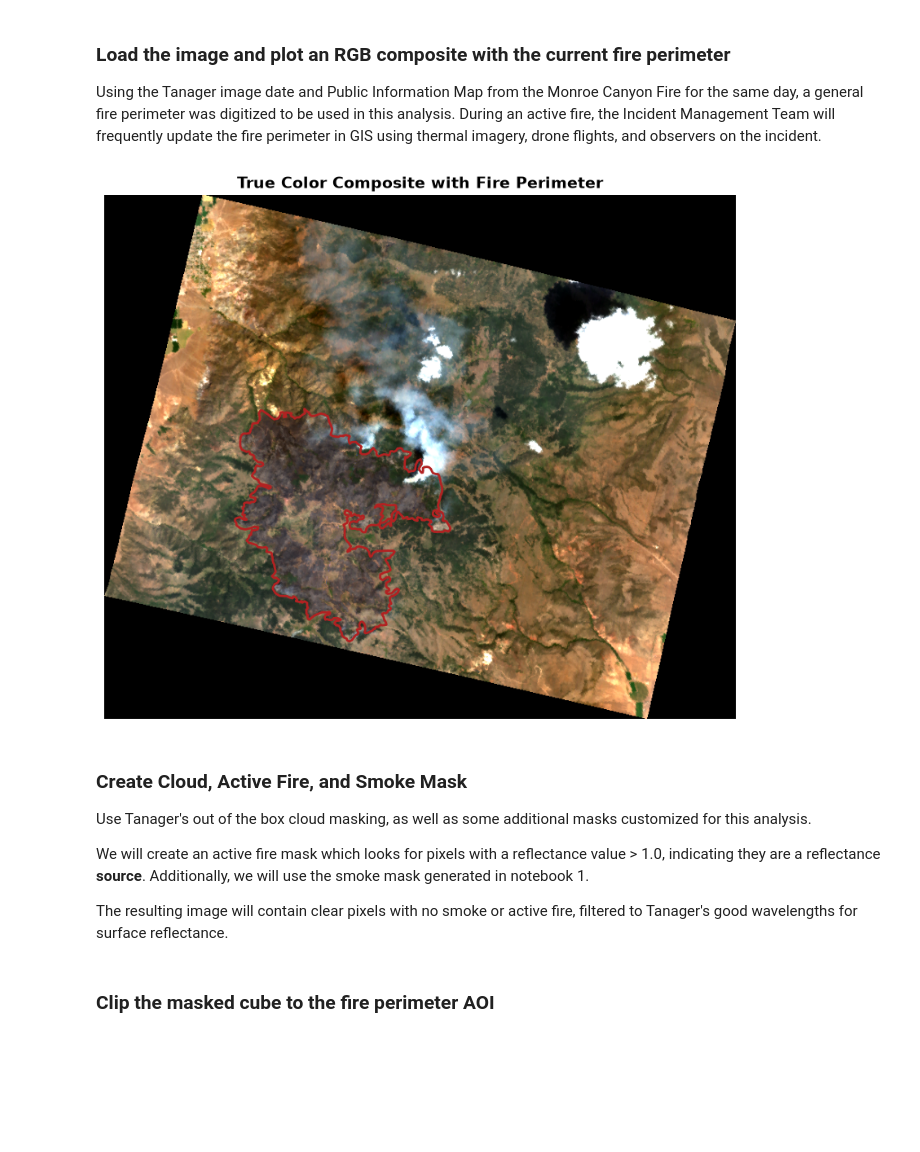
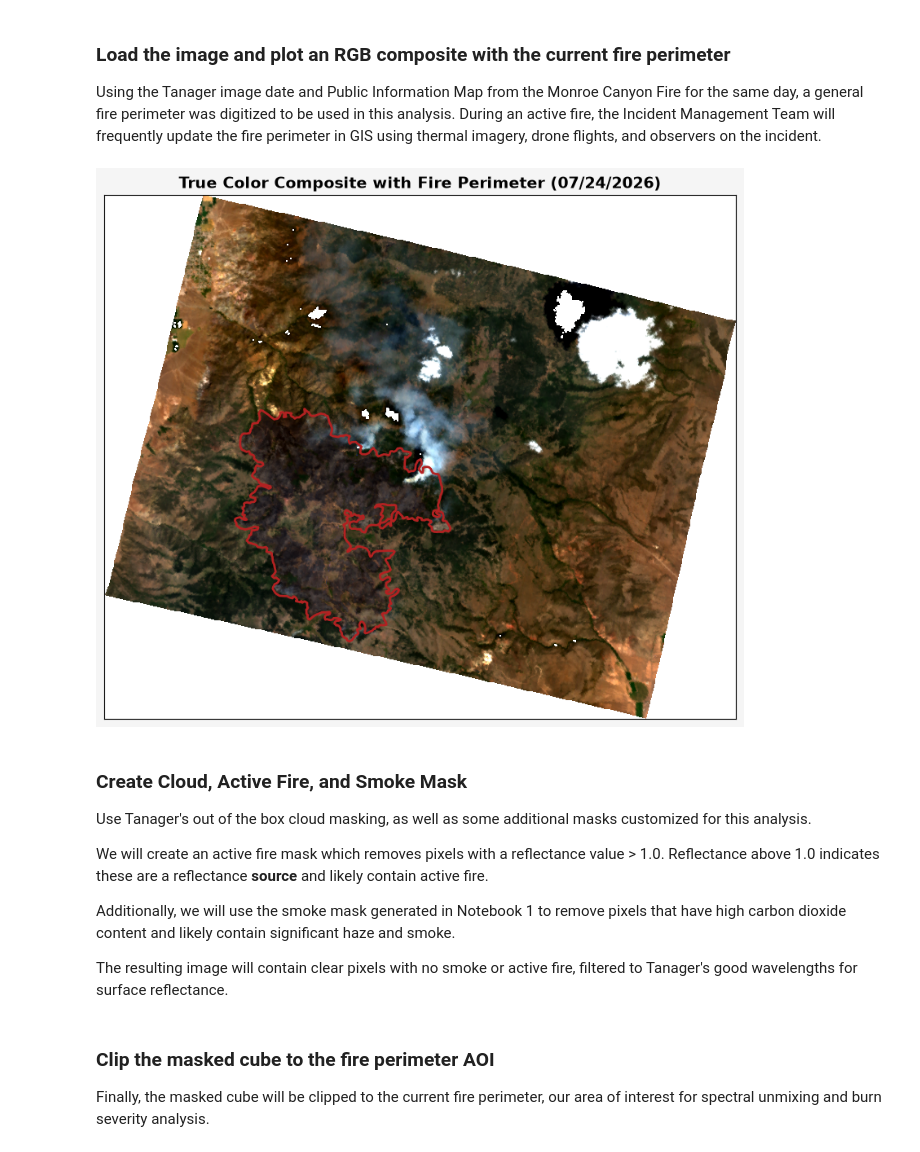
Before and after one commit to jackbtaylor/EDAC-Tanager-Active-Fire-Anatomy, a Jupyter notebook: notebooks/2_sr_burn_severity_analysis.ipynb, the cells around one changed output. Saved outputs shown, nothing was run; the diff lists cells and outputs as text; code cells hidden in the pictures; blank space fills up the shorter version.

Commit message:
annotated notebooks

```diff
--- a/notebooks/2_sr_burn_severity_analysis.ipynb
+++ b/notebooks/2_sr_burn_severity_analysis.ipynb
@@ -22,18 +25,23 @@ This section will walk through downloading the Tanager scene directly from the p
 # %%
 # Download the image to the data folder
 url = "https://storage.googleapis.com/open-cogs/planet-stac/tanager1-release2-core-imagery/ortho_sr_hdf5/20250724_190927_83_4001_ortho_sr_hdf5.h5"
-output = Path(r"../data/images/ortho_sr_hdf5.h5")
-output.parent.mkdir(parents=True, exist_ok=True)
+sr_h5_path = Path(r"../data/images/ortho_sr_hdf5.h5")
+sr_h5_path.parent.mkdir(parents=True, exist_ok=True)
 
-if output.exists():
-    print(f"Surface reflectance image saved in '{output}'.")
+if sr_h5_path.exists():
+    print(f"Surface reflectance image saved in '{sr_h5_path}'.")
 else:
     with requests.get(url, stream=True) as r:
         r.raise_for_status()
-        with open(output, "wb") as f:
+        with open(sr_h5_path, "wb") as f:
             for chunk in r.iter_content(chunk_size=1024 * 1024):
                 if chunk:
                     f.write(chunk)
-    print(f"Surface reflectance image downloaded to '{output}'.")
+    print(f"Surface reflectance image downloaded to '{sr_h5_path}'.")
+
+# Check out what is included in the download
+with h5py.File(sr_h5_path) as img:
+    print("File Structure:")
+    img.visititems(tanager_utils.print_structure)
 # %% [output]
 Surface reflectance image saved in '..\data\images\ortho_sr_hdf5.h5'.
@@ -42,52 +66,54 @@ Surface reflectance image saved in '..\data\images\ortho_sr_hdf5.h5'.
 Using the Tanager image date and Public Information Map from the Monroe Canyon Fire for the same day, a general fire perimeter was digitized to be used in this analysis. During an active fire, the Incident Management Team will frequently update the fire perimeter in GIS using thermal imagery, drone flights, and observers on the incident.
 # %%
 # Load the image
-with h5py.File(output) as img:
+with h5py.File(sr_h5_path) as img:
     # Load surface reflectance dataset
     img_sr = img['/HDFEOS/GRIDS/HYP/Data Fields/surface_reflectance']
 
-    # Extract known red, green, and blue band indices from the stack
+    # Extract known red, green, and blue band indices from the stack (bands, height, width)
     rb = img_sr[54, :, :].astype(np.float32)
     gb = img_sr[34, :, :].astype(np.float32)
     bb = img_sr[16, :, :].astype(np.float32)
 
     # Extract georeferencing information
-    geoinfo = utils.tanager_utils.georeference_h5(img)
+    geoinfo = tanager_utils.georeference_h5(img)
 
 # Stack bands
 rgb_img = np.dstack((rb, gb, bb))
 # Handle nodata
-rgb_img[rgb_img < 0] = 0
+rgb_img[rgb_img < 0] = np.nan
 
 # Apply a percentile stretch for better visualization
-p2, p98 = np.percentile(rgb_img, (2, 98))
+p2, p98 = np.nanpercentile(rgb_img, (2, 98))
 rgb_img_stretched = np.clip((rgb_img - p2) / (p98 - p2), 0, 1)
 
 # Load the digitized fire perimeter
 perimeter_path = Path(r"../data/gis/monroe_canyon_fire_perim_20250724.shp")
 perim = gpd.read_file(perimeter_path).to_crs(geoinfo["crs"])
 
 # Plot an RGB composite
 fig, ax = plt.subplots(figsize=(10,10))
-ax.imshow(
-    rgb_img_stretched,
-    extent=[geoinfo["xmin"], geoinfo["xmax"], geoinfo["ymin"], geoinfo["ymax"],],
-)
+ax.imshow(rgb_img_stretched,
+          extent=[geoinfo["xmin"], geoinfo["xmax"], geoinfo["ymin"], geoinfo["ymax"],])
 perim.plot(
     ax=ax,
     facecolor="none",
     edgecolor="firebrick",
     linewidth=2)
-plt.title("True Color Composite with Fire Perimeter", fontsize=14, fontweight='bold')
-plt.axis("off")
+plt.title("True Color Composite with Fire Perimeter (07/24/2026)", fontsize=14, fontweight='bold')
+plt.gcf().set_facecolor('whitesmoke')
+ax.set_xticks([])
+ax.set_yticks([])
 plt.show()
 # %% [output]
-[figure, old version]
+[figure, new version]
 # %% [markdown]
 ### Create Cloud, Active Fire, and Smoke Mask
 
 Use Tanager's out of the box cloud masking, as well as some additional masks customized for this analysis.
 
-We will create an active fire mask which looks for pixels with a reflectance value > 1.0, indicating they are a reflectance **source**. Additionally, we will use the smoke mask generated in notebook 1.
+We will create an active fire mask which removes pixels with a reflectance value > 1.0. Reflectance above 1.0 indicates these are a reflectance **source** and likely contain active fire.
+
+Additionally, we will use the smoke mask generated in Notebook 1 to remove pixels that have high carbon dioxide content and likely contain significant haze and smoke.
 
 The resulting image will contain clear pixels with no smoke or active fire, filtered to Tanager's good wavelengths for surface reflectance.
@@ -94,2 +166,3 @@ The resulting image will contain clear pixels with no smoke or active fire, filt
 # %% [markdown]
 ### Clip the masked cube to the fire perimeter AOI
+Finally, the masked cube will be clipped to the current fire perimeter, our area of interest for spectral unmixing and burn severity analysis.
```
Also changed, not shown: parts of 12 cells of this notebook, 6 other files.
